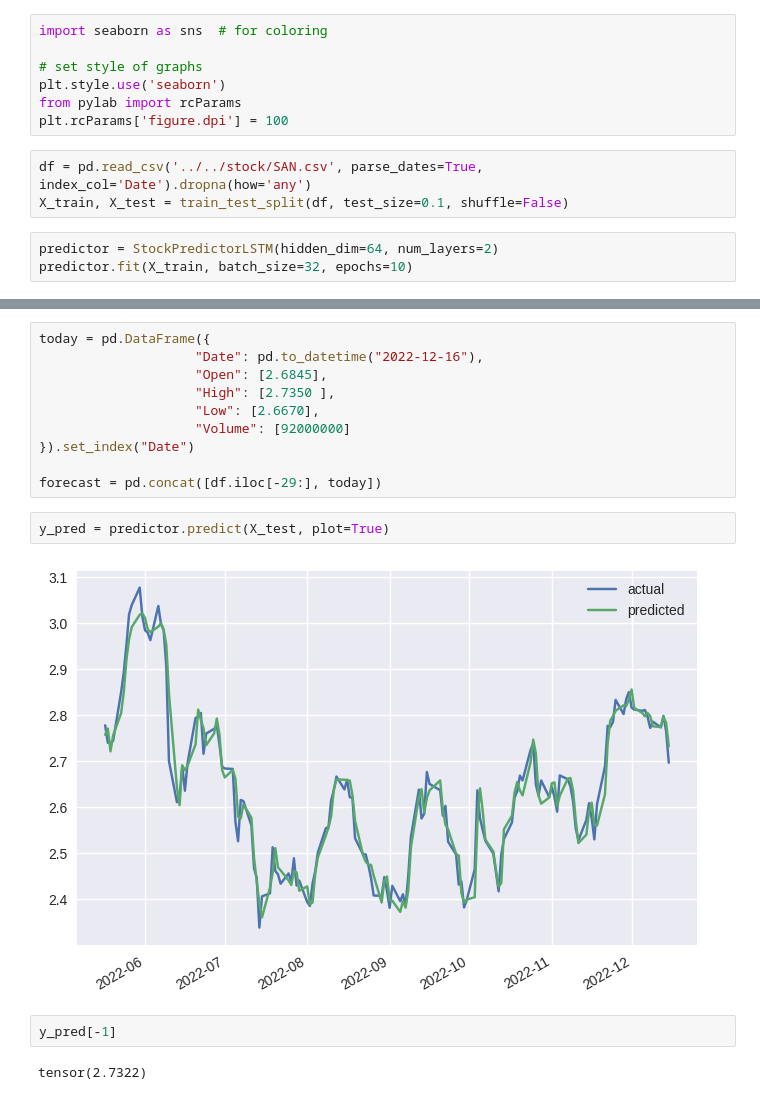
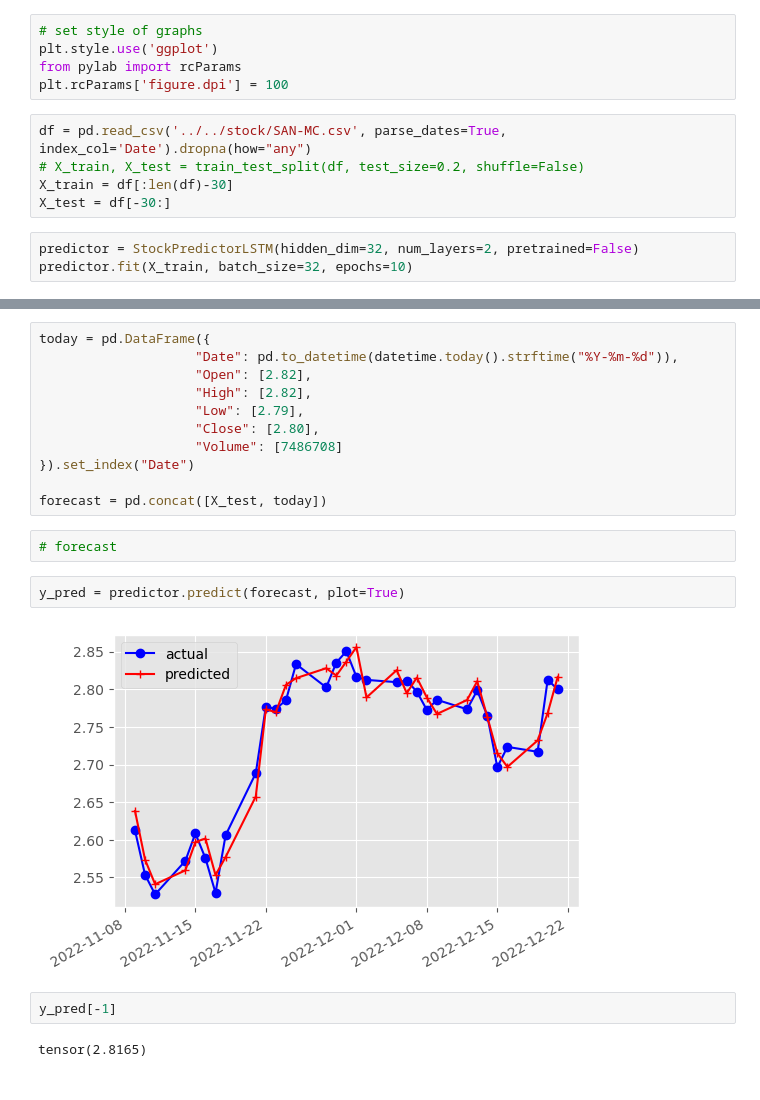
Before and after one commit to SilvioBaratto/stockpy, a Jupyter notebook: stockpy/neural_network/debug.ipynb, the cells around one changed output, grey strips where cells are left out. Saved outputs shown, nothing was run; the diff lists cells and outputs as text.

```diff
--- a/stockpy/neural_network/debug.ipynb
+++ b/stockpy/neural_network/debug.ipynb
@@ -12,13 +22,13 @@ from datetime import datetime
 # %%
-import seaborn as sns  # for coloring
-
 # set style of graphs
-plt.style.use('seaborn')
+plt.style.use('ggplot')
 from pylab import rcParams
 plt.rcParams['figure.dpi'] = 100
 # %%
-df = pd.read_csv('../../stock/SAN.csv', parse_dates=True, index_col='Date').dropna(how='any')
-X_train, X_test = train_test_split(df, test_size=0.1, shuffle=False)
+df = pd.read_csv('../../stock/SAN-MC.csv', parse_dates=True, index_col='Date').dropna(how="any")
+# X_train, X_test = train_test_split(df, test_size=0.2, shuffle=False)
+X_train = df[:len(df)-30]
+X_test = df[-30:]
 # %%
-predictor = StockPredictorLSTM(hidden_dim=64, num_layers=2)
+predictor = StockPredictorLSTM(hidden_dim=32, num_layers=2, pretrained=False)
 predictor.fit(X_train, batch_size=32, epochs=10)
@@ -28,18 +35,21 @@ predictor.fit(X_train, batch_size=32, epochs=10)
 # %%
 today = pd.DataFrame({
-                    "Date": pd.to_datetime("2022-12-16"),
-                    "Open": [2.6845],
-                    "High": [2.7350	],
-                    "Low": [2.6670],
-                    "Volume": [92000000]
+                    "Date": pd.to_datetime(datetime.today().strftime("%Y-%m-%d")),
+                    "Open": [2.82],
+                    "High": [2.82],
+                    "Low": [2.79],
+                    "Close": [2.80],
+                    "Volume": [7486708]
 }).set_index("Date")
 
-forecast = pd.concat([df.iloc[-29:], today])
+forecast = pd.concat([X_test, today])
+# %%
+# forecast
 # %%
-y_pred = predictor.predict(X_test, plot=True)
+y_pred = predictor.predict(forecast, plot=True)
 # %% [output]
-[figure, old version]
+[figure, new version]
 # %%
 y_pred[-1]
 # %% [output]
-tensor(2.7322)
+tensor(2.8165)
```
Also changed, not shown: parts of 7 cells of this notebook, 15 other files.
